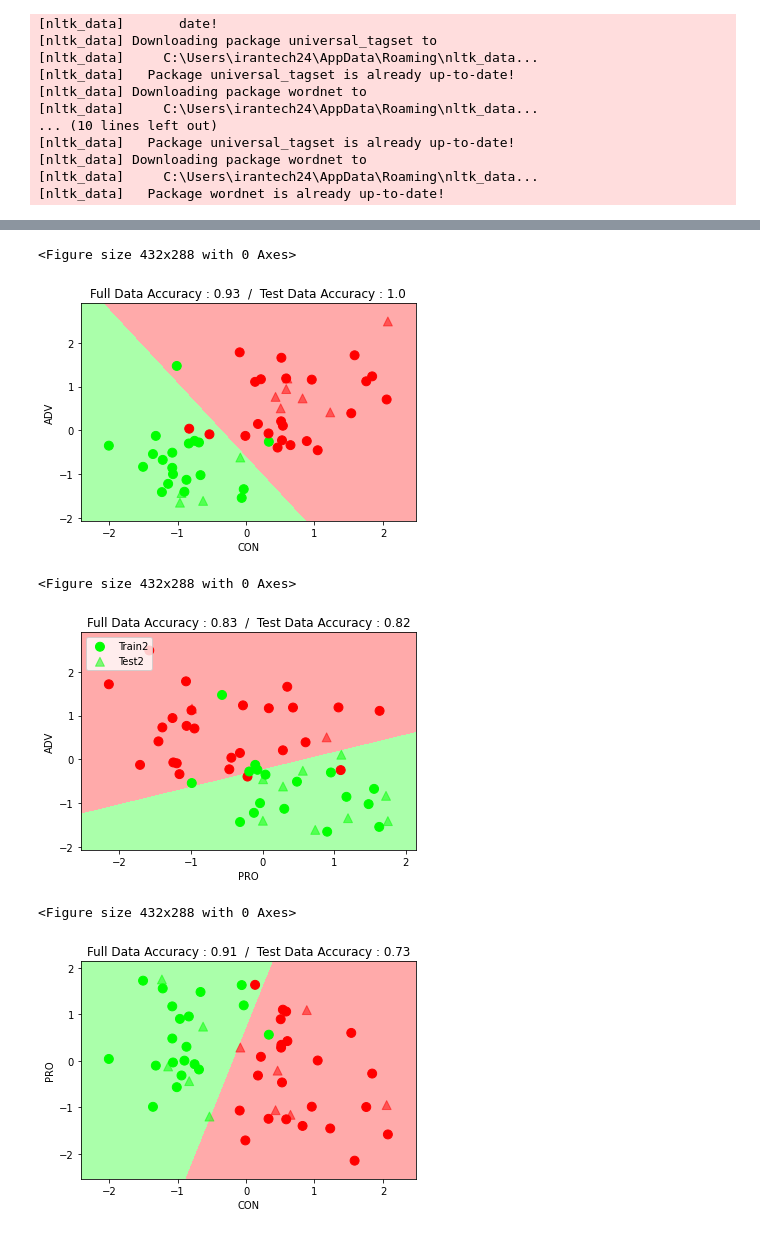
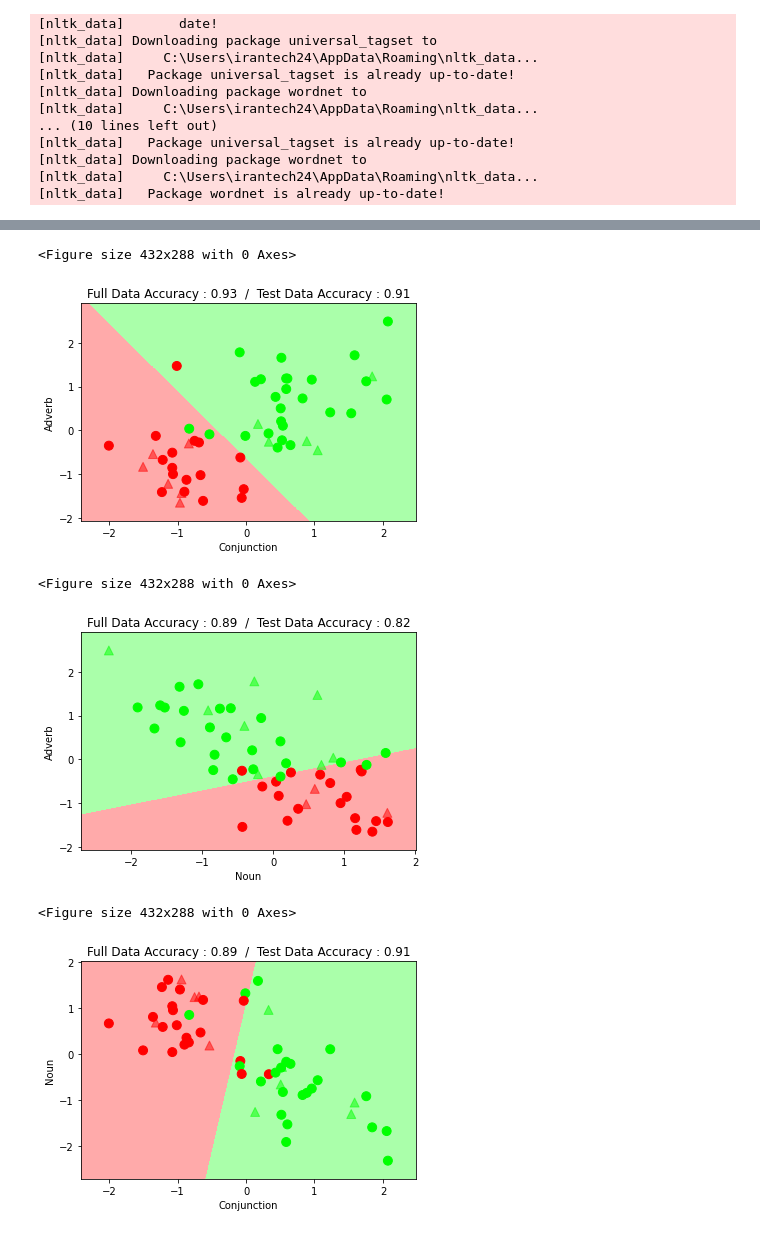
Before and after one commit to bebet75/speech_graph_farsi, a Jupyter notebook: test.ipynb, the cells around one changed output, grey strips where cells are left out. Drawn from its saved outputs; the diff is of its cells as text; code cells hidden in the pictures.

Commit message:
all the required plots were made in test1&test2

```diff
--- a/test.ipynb
+++ b/test.ipynb
@@ -35,7 +35,7 @@ speech_pts = 'speech-pts.xlsx'
 Speech_controls = 'Speech-controls.xlsx'
 patients_info = 'patients_info.xlsx'
 dir = 'features_mw.csv'
-X_features = ['N','ADJ','PO','ADV','PRO','V_PR','CON']
+X_features = ['N','ADJ','PO','ADV','PRO','V_PR','CON','DELM','DET','V_PA','INT','PP','AR']
 seq_df = our_data_POS(speech_pts,Speech_controls,patients_info)
 X, Y, features_df = forming_xy_POS(seq_df,X_features)
 # %% [output]
@@ -126,5 +126,5 @@ weighted avg      1.000     1.000     1.000        11
 # %%
-def plot_classification1(clf, X, y, list_of_features):
+def plot_classification1(clf, X, y, list_of_features, names):
     title = ''
     feature1 = list_of_features[0]
     feature2 = list_of_features[1]
@@ -139,8 +139,8 @@ def plot_classification1(clf, X, y, list_of_features):
     clf.fit(X_train, y_train)
 
     # Create color maps
-    cmap_light = ListedColormap(['#FFAAAA', '#AAFFAA'])
-    cmap_bold = ListedColormap(['#FF0000', '#00FF00'])
+    cmap_light = ListedColormap(['#AAFFAA','#FFAAAA'])
+    cmap_bold = ListedColormap(['#00FF00','#FF0000'])
 
     h = .001  # step size in the mesh
     # Plot the decision boundary. For that, we will assign a color to each
@@ -158,18 +158,19 @@ def plot_classification1(clf, X, y, list_of_features):
     plt.figure()
     fig, ax = plt.subplots()
     plt.pcolormesh(xx, yy, Z, cmap=cmap_light)
-    matplotlib.pyplot.xlabel(feature1)
-    matplotlib.pyplot.ylabel(feature2)
+    matplotlib.pyplot.xlabel(names[0])
+    matplotlib.pyplot.ylabel(names[1])
     # Plot also the training points
-    sc2 = plt.scatter(X_train[feature1], X_train[feature2], c=y_train, cmap=cmap_bold, s=80)
-    sc2.gca().legend(["Train1","Test1"],loc='upper right')
+    plt.scatter(X_train[feature1], X_train[feature2], c=y_train, cmap=cmap_bold, s=80)
+    #plt.gca().legend(["Train1","Test1"])
     y_predicted = clf.predict(X_test)
     score1 = clf.score(X, y)
     score2 = clf.score(X_test, y_test)
-    sc1 = ax.scatter(X_test[feature1], X_test[feature2], c=y_predicted, alpha=0.5, cmap=cmap_bold,marker='^', s =80)
+    ax.scatter(X_test[feature1], X_test[feature2], c=y_predicted, alpha=0.5, cmap=cmap_bold,marker='^', s =80)
     plt.xlim(xx.min(), xx.max())
     plt.ylim(yy.min(), yy.max())
     #ax.legend(['g','r'],['Control','Schizo'],loc="lower right", title="Classes")
     title = 'Full Data Accuracy : ' + str(round(score1, 2)) + '  /  Test Data Accuracy : ' + str(round(score2, 2))
     plt.title(title)
-    sc1.gca().legend(["Train2","Test2"],loc='upper left')
+
+    #plt.gca().legend(["Train2","Test2","Train1","Test1"])
@@ -176,21 +210,24 @@ def plot_classification1(clf, X, y, list_of_features):
 # %%
 clf = LogisticRegression(random_state=0)
 list_of_features = ['CON','ADV']
-plot_classification(clf, X, Y, list_of_features)
+names = ['Conjunction', 'Adverb']
+plot_classification1(clf, X, Y, list_of_features, names)
 # %% [output]
 <Figure size 432x288 with 0 Axes>
-[figure, old version]
+[figure, new version]
 # %%
 clf = LogisticRegression(random_state=0)
-list_of_features = ['PRO','ADV']
-plot_classification1(clf, X, Y, list_of_features)
+list_of_features = ['N','ADV']
+names = ['Noun', 'Adverb']
+plot_classification1(clf, X, Y, list_of_features, names)
 # %% [output]
 <Figure size 432x288 with 0 Axes>
-[figure, old version]
+[figure, new version]
 # %%
 clf = LogisticRegression(random_state=0)
-list_of_features = ['CON','PRO']
-plot_classification(clf, X, Y, list_of_features)
+list_of_features = ['CON','N']
+names = ['Conjunction', 'Noun']
+plot_classification1(clf, X, Y, list_of_features, names)
 # %% [output]
 <Figure size 432x288 with 0 Axes>
-[figure, old version]
+[figure, new version]
```
Also changed, not shown: parts of 15 cells of this notebook, 4 other files.
